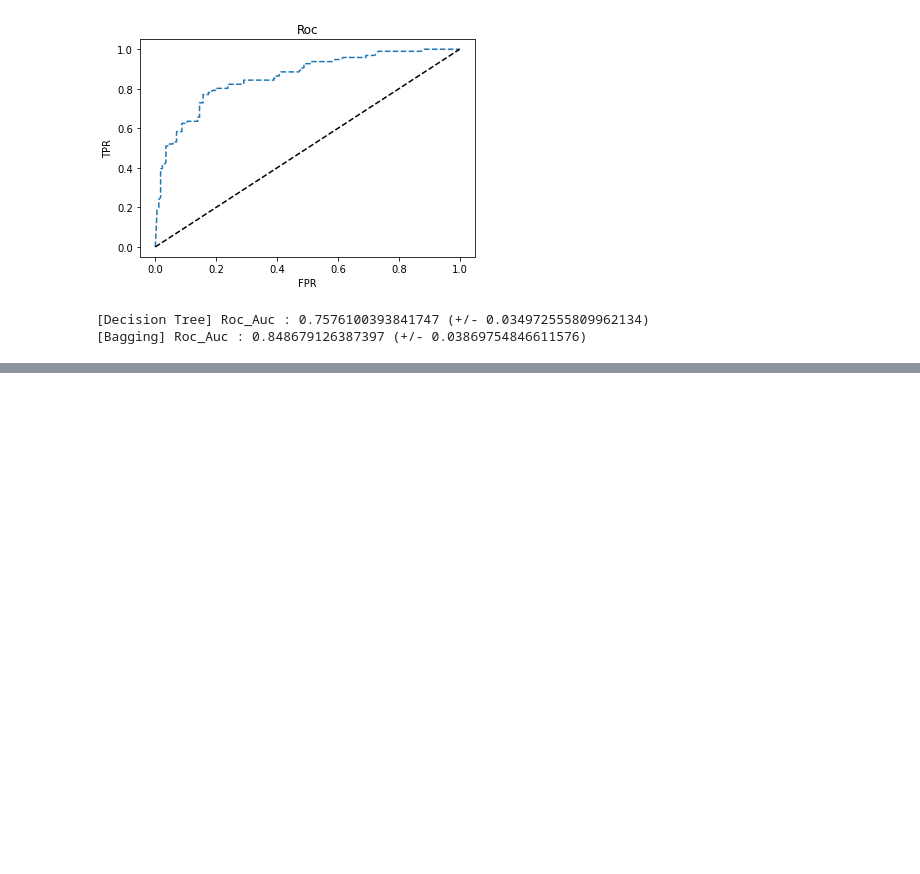
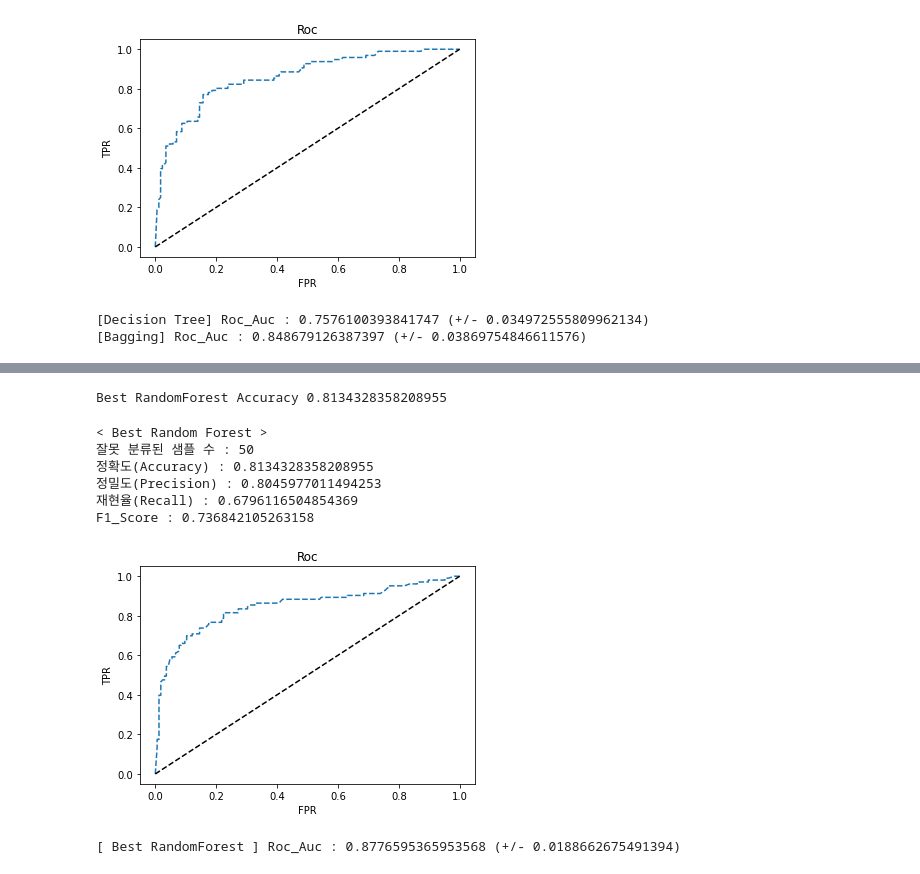
Before and after one commit to ksclown/How-to-use-GUI-in-Colab, a Jupyter notebook: [ML] Ensemble.ipynb, the cells around one changed output, grey strips where cells are left out. Saved outputs shown, nothing was run; the diff lists cells and outputs as text; code cells hidden in the pictures; blank space fills up the shorter version.

```diff
--- a/[ML] Ensemble.ipynb
+++ b/[ML] Ensemble.ipynb
@@ -593,0 +667,15 @@ Test  Set Score1 : 0.40508043615422573
+# %%
+# 돌려볼 매개변수 미리 선언
+params = {
+  "max_depth" : [3, 4, 5, 6, 7],
+  "n_estimators" : [1, 3, 5, 7, 9],
+  "max_features" :  [1, 2, 3, 4, 5],
+  "min_samples_split" : [2, 4, 6, 8, 10]
+  }
+# %%
+# 그리드 서치로 모델링
+## GridSearchCV(모델명, param_grid = 미리 선언한 매개변수, scoring = "확인할 평가지표", cv = 교차 검증에서 몇개로 분할되는지 지정, return_train_score = True)
+grid_model = GridSearchCV(rf_model, param_grid = params, scoring = "accuracy", cv = 5, return_train_score = True)
+
+# 학습
+grid_model.fit(X_train, Y_train)
@@ -593,0 +711,46 @@ Test  Set Score1 : 0.40508043615422573
+# %%
+# 그리드서치의 베스트 모델을 가져오기
+best_rf_model = grid_model.best_estimator_
+best_rf_predict = best_dt_model.predict(X_test)
+best_accuracy = accuracy_score(Y_test, best_rf_predict)
+
+print("Best RandomForest Accuracy", best_accuracy)
+# %% [output]
+Best RandomForest Accuracy 0.8134328358208955
+# %%
+# 직접 확인
+print("< Best Random Forest >")
+print("잘못 분류된 샘플 수 : {}".format((best_rf_predict != Y_test).sum()))
+print("정확도(Accuracy) : {}".format(accuracy_score(Y_test, best_rf_predict)))
+print("정밀도(Precision) : {}".format(precision_score(y_true = Y_test, y_pred = best_rf_predict)))
+print("재현율(Recall) : {}".format(recall_score(y_true = Y_test, y_pred = best_rf_predict)))
+print("F1_Score : {}".format(f1_score(y_true = Y_test, y_pred = best_rf_predict)))
+# %% [output]
+< Best Random Forest >
+잘못 분류된 샘플 수 : 50
+정확도(Accuracy) : 0.8134328358208955
+정밀도(Precision) : 0.8045977011494253
+재현율(Recall) : 0.6796116504854369
+F1_Score : 0.736842105263158
+# %%
+# Roc 곡선을 위한 변수 생성 #
+fpr, tpr, thresholds = roc_curve(Y_test, best_rf_model.predict_proba(X_test)[:, 1])
+
+# Roc 곡선 #
+plt.plot(fpr, tpr, "--")
+plt.plot([0, 1], [0, 1], "k--")
+plt.plot([fpr], [tpr], "r-", ms = 10)
+plt.xlabel("FPR")
+plt.ylabel("TPR")
+plt.title("Roc")
+plt.show()
+# %% [output]
+[figure, added]
+# %%
+# Roc 곡선의 Auc 값 계산 #
+auc_score = cross_val_score(estimator = best_rf_model, X = X_train, y = Y_train, cv = 5, scoring = "roc_auc")
+
+# 최적화 전 약 0.865에서 성능 향상 됨
+print("[ Best RandomForest ] Roc_Auc : {} (+/- {})".format(auc_score.mean(), auc_score.std()))
+# %% [output]
+[ Best RandomForest ] Roc_Auc : 0.8776595365953568 (+/- 0.0188662675491394)
```
Also changed, not shown: parts of 31 cells of this notebook.
